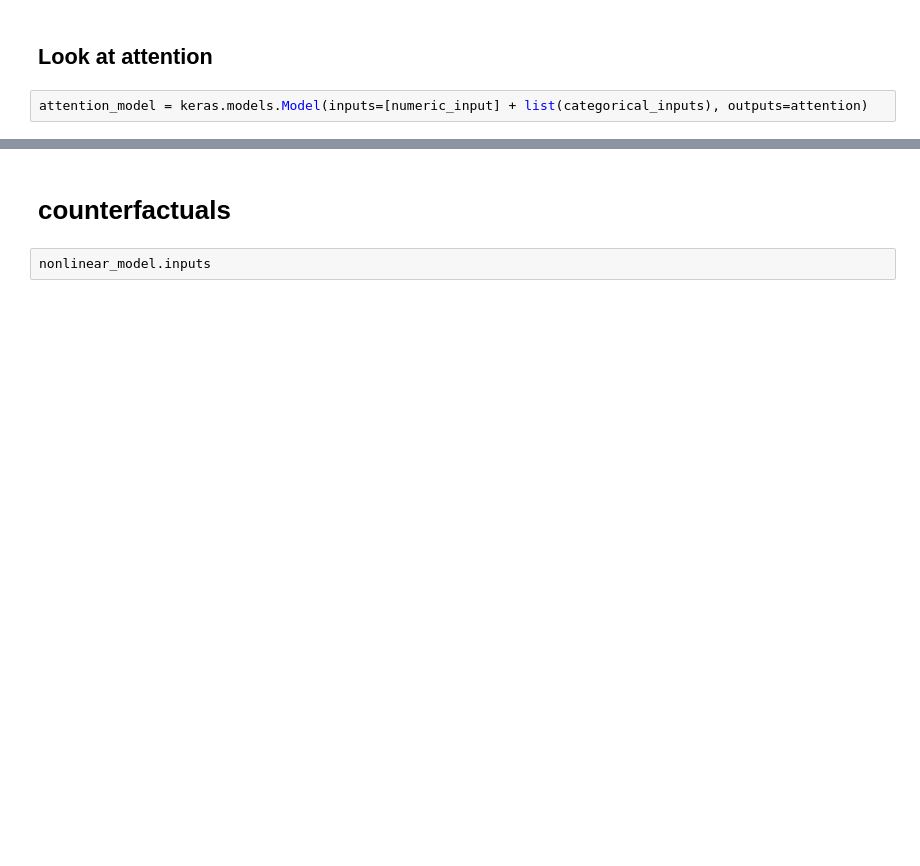
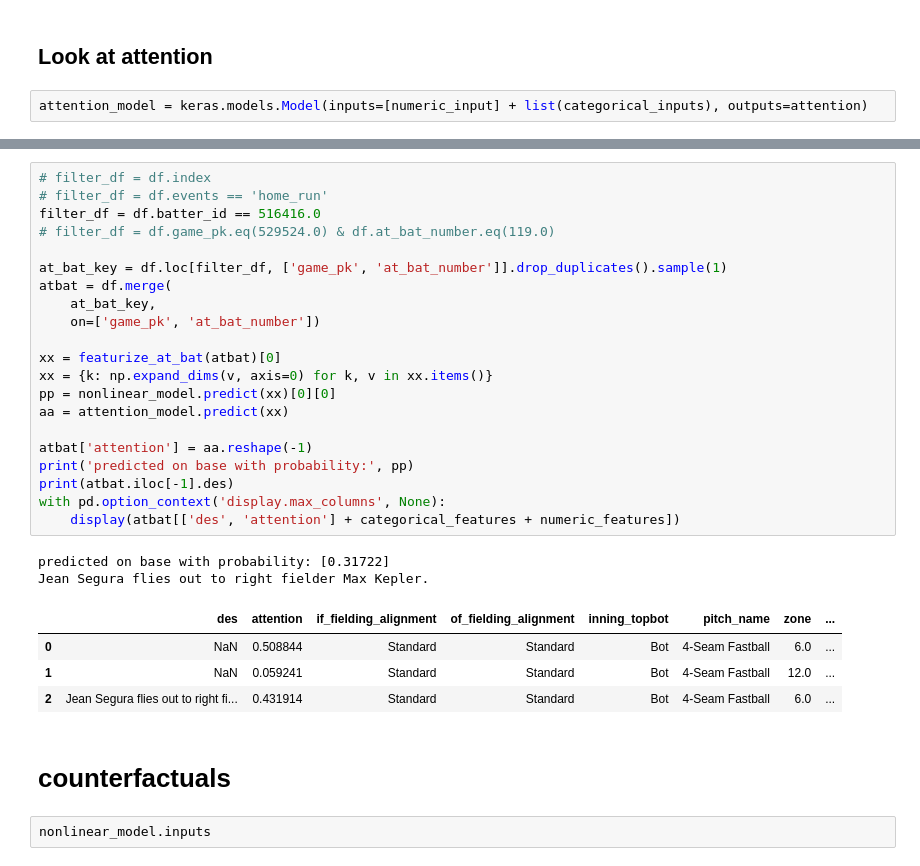
Before and after one commit to dantegates/mlb-statcast, a Jupyter notebook: deep-learning.ipynb, the cells around one changed output, grey strips where cells are left out. Saved outputs shown, nothing was run; the diff lists cells and outputs as text; blank space fills up the shorter version.

```diff
--- a/deep-learning.ipynb
+++ b/deep-learning.ipynb
@@ -1243,3 +1231,31 @@ Jay Bruce flies out to left fielder Marcell Ozuna.
+# %%
+# filter_df = df.index
+# filter_df = df.events == 'home_run'
+filter_df = df.batter_id == 516416.0
+# filter_df = df.game_pk.eq(529524.0) & df.at_bat_number.eq(119.0)
+
+at_bat_key = df.loc[filter_df, ['game_pk', 'at_bat_number']].drop_duplicates().sample(1)
+atbat = df.merge(
+    at_bat_key,
+    on=['game_pk', 'at_bat_number'])
+
+xx = featurize_at_bat(atbat)[0]
+xx = {k: np.expand_dims(v, axis=0) for k, v in xx.items()}
+pp = nonlinear_model.predict(xx)[0][0]
+aa = attention_model.predict(xx)
+
+atbat['attention'] = aa.reshape(-1)
+print('predicted on base with probability:', pp)
+print(atbat.iloc[-1].des)
+with pd.option_context('display.max_columns', None):
+    display(atbat[['des', 'attention'] + categorical_features + numeric_features])
+# %% [output]
+predicted on base with probability: [0.31722]
+Jean Segura flies out to right fielder Max Kepler.
+|  | des | attention | if_fielding_alignment | of_fielding_alignment | inning_topbot | pitch_name | zone | ... |
+| 0 | NaN | 0.508844 | Standard | Standard | Bot | 4-Seam Fastball | 6.0 | ... |
+| 1 | NaN | 0.059241 | Standard | Standard | Bot | 4-Seam Fastball | 12.0 | ... |
+| 2 | Jean Segura flies out to right fi... | 0.431914 | Standard | Standard | Bot | 4-Seam Fastball | 6.0 | ... |
 # %% [markdown]
 # counterfactuals
 # %%
```
Also changed, not shown: parts of 31 cells of this notebook.
